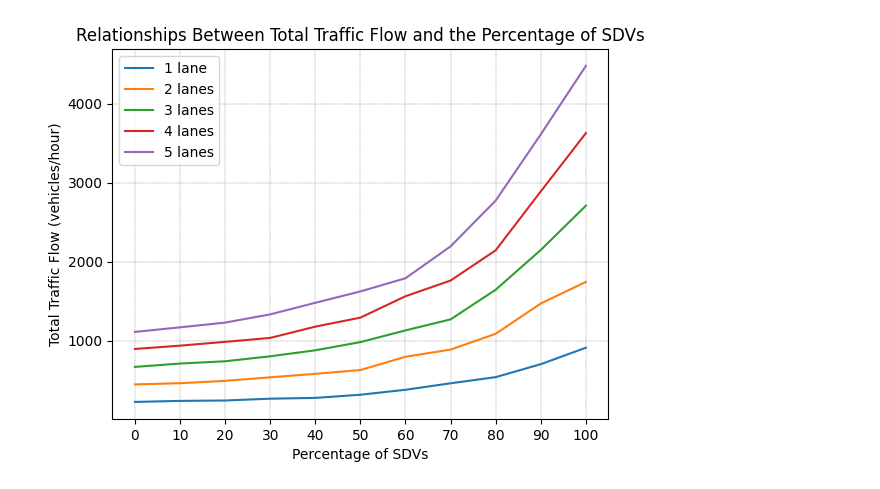
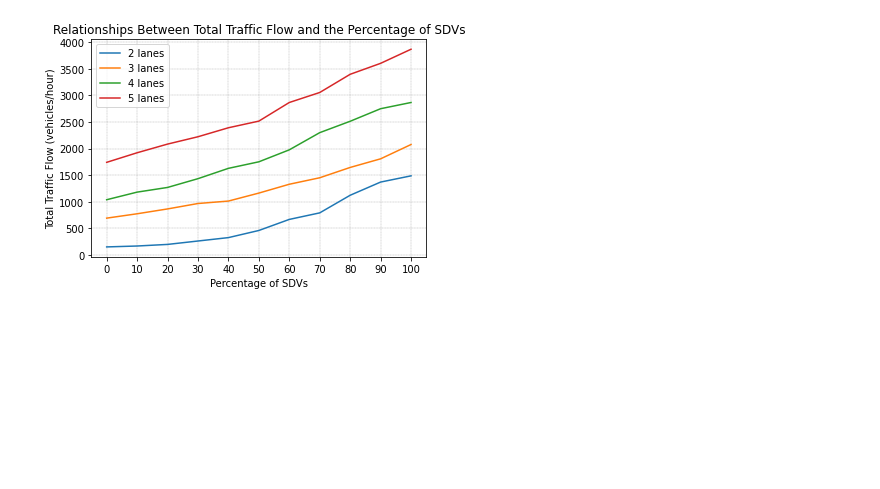
Before and after one commit to JuChunHuang/MultilaneNaschModel, a Jupyter notebook: analysis/analysis.ipynb, the cells around one changed output. Cells and saved outputs as stored; diff of their text form; code cells hidden in the pictures; blank space fills up the shorter version.

```diff
--- a/analysis/analysis.ipynb
+++ b/analysis/analysis.ipynb
@@ -4,25 +27,23 @@ import numpy as np
 # %%
 x = np.array([0, 10, 20, 30, 40, 50, 60, 70, 80, 90, 100])
-y1 = np.array([909, 700, 536, 458, 376, 313, 273, 263, 240, 235, 222])
-y2 = np.array([1743, 1469, 1085, 885, 794, 626, 578, 534, 489, 459, 444])
-y3 = np.array([2708, 2147, 1643, 1268, 1128, 980, 876, 800, 737, 708, 666])
-y4 = np.array([3627, 2889, 2143, 1760, 1561, 1290, 1176, 1033, 983, 935, 893])
-y5 = np.array([4479, 3612, 2773, 2193, 1789, 1622, 1478, 1331, 1227, 1167, 1109])
-y1 = np.flip(y1)
+y2 = np.array([1487, 1370, 1122, 791, 668, 460, 326, 262, 198, 168, 151])
+y3 = np.array([2076, 1807, 1645, 1451, 1329, 1163, 1013, 967, 865, 774, 692])
+y4 = np.array([2866, 2749, 2513, 2299, 1976, 1751, 1628, 1434, 1269, 1181, 1038])
+y5 = np.array([3867, 3602, 3396, 3054, 2866, 2516, 2391, 2222, 2084, 1921, 1741])
 y2 = np.flip(y2)
 y3 = np.flip(y3)
 y4 = np.flip(y4)
 y5 = np.flip(y5)
 
 plt.title("Relationships Between Total Traffic Flow and the Percentage of SDVs")
 plt.xlabel("Percentage of SDVs")
 plt.ylabel("Total Traffic Flow (vehicles/hour)")
 
-plt.plot(x, y1, x, y2, x, y3, x, y4, x, y5)
-plt.legend(['1 lane', '2 lanes', '3 lanes', '4 lanes', '5 lanes'])
+plt.plot(x, y2, x, y3, x, y4, x, y5)
+plt.legend(['2 lanes', '3 lanes', '4 lanes', '5 lanes'])
 plt.grid(color = 'grey', linestyle = '--', linewidth = 0.3)
 plt.xticks(x)
 # plt.show()
 plt.savefig("relationship.png")
 # %% [output]
-[figure, old version]
+[figure, new version]
```
Also changed, not shown: parts of 1 cell of this notebook, 36 other files.
